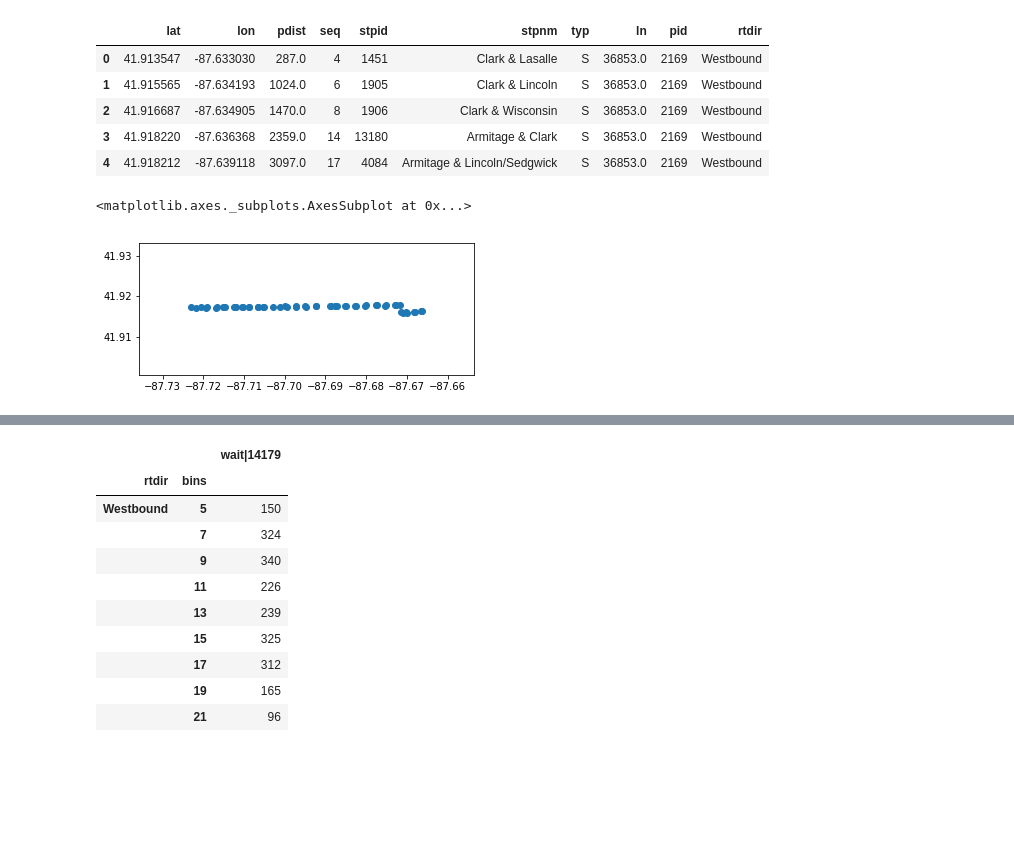
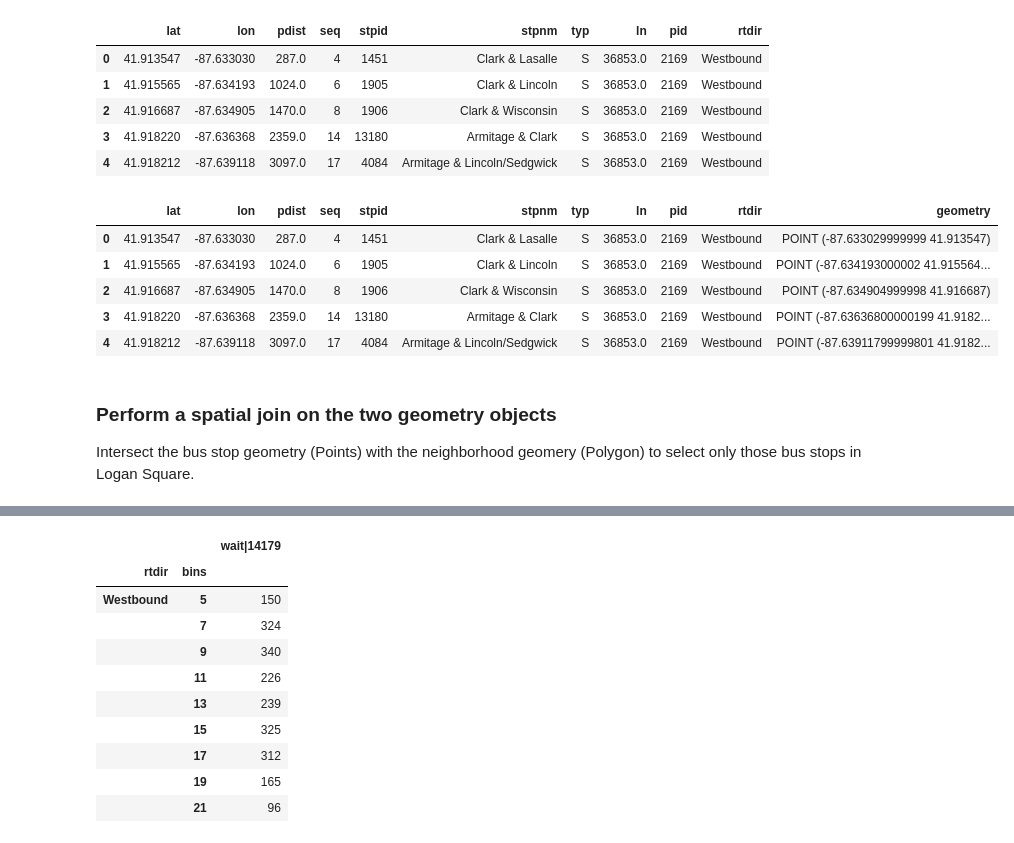
Before and after one commit to AmyLExtraordinaire/ctabus, a Jupyter notebook: notebooks/Analysis of Bus Service in Logan Square.ipynb, the cells around one changed output, grey strips where cells are left out. Cells and saved outputs as stored; diff of their text form; code cells hidden in the pictures; blank space fills up the shorter version.

```diff
--- a/notebooks/Analysis of Bus Service in Logan Square.ipynb
+++ b/notebooks/Analysis of Bus Service in Logan Square.ipynb
@@ -38,8 +49,14 @@ patterns.head()
 # %%
 geometry = [Point(xy) for xy in zip(patterns.lon, patterns.lat)]
 patterns_gdf = gpd.GeoDataFrame(patterns, geometry=geometry, crs={'init': 'epsg:4326'})
-losq_stops = gpd.sjoin(patterns_gdf, losq, how="inner", op="intersects")
-losq_stops.plot()
+patterns_gdf.head()
 # %% [output]
-<matplotlib.axes._subplots.AxesSubplot at 0x...>
-[figure, removed]
+|  | lat | lon | pdist | seq | stpid | stpnm | typ | ln | pid | rtdir | geometry |
+| 0 | 41.913547 | -87.633030 | 287.0 | 4 | 1451 | Clark & Lasalle | S | 36853.0 | 2169 | Westbound | POINT (-87.633029999999 41.913547) |
+| 1 | 41.915565 | -87.634193 | 1024.0 | 6 | 1905 | Clark & Lincoln | S | 36853.0 | 2169 | Westbound | POINT (-87.634193000002 41.915564... |
+| 2 | 41.916687 | -87.634905 | 1470.0 | 8 | 1906 | Clark & Wisconsin | S | 36853.0 | 2169 | Westbound | POINT (-87.634904999998 41.916687) |
+| 3 | 41.918220 | -87.636368 | 2359.0 | 14 | 13180 | Armitage & Clark | S | 36853.0 | 2169 | Westbound | POINT (-87.63636800000199 41.9182... |
+| 4 | 41.918212 | -87.639118 | 3097.0 | 17 | 4084 | Armitage & Lincoln/Sedgwick | S | 36853.0 | 2169 | Westbound | POINT (-87.63911799999801 41.9182... |
+# %% [markdown]
+### Perform a spatial join on the two geometry objects
+Intersect the bus stop geometry (Points) with the neighborhood geomery (Polygon) to select only those bus stops in Logan Square.
```
Also changed, not shown: parts of 21 cells of this notebook.
